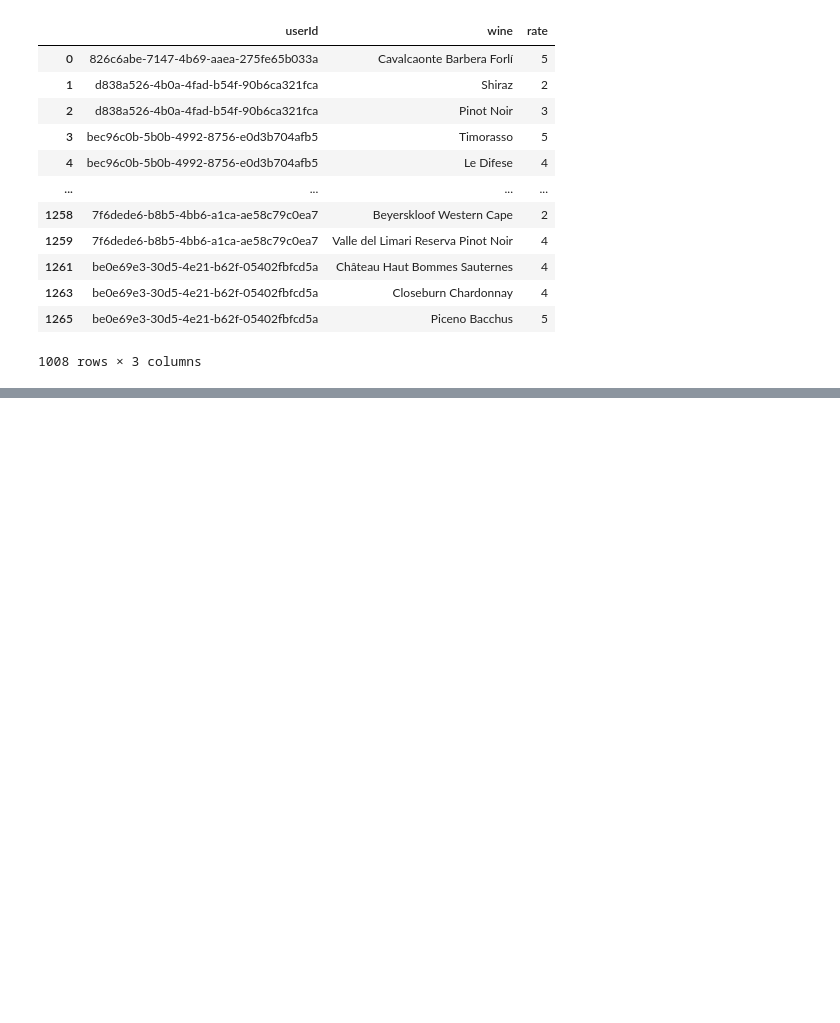
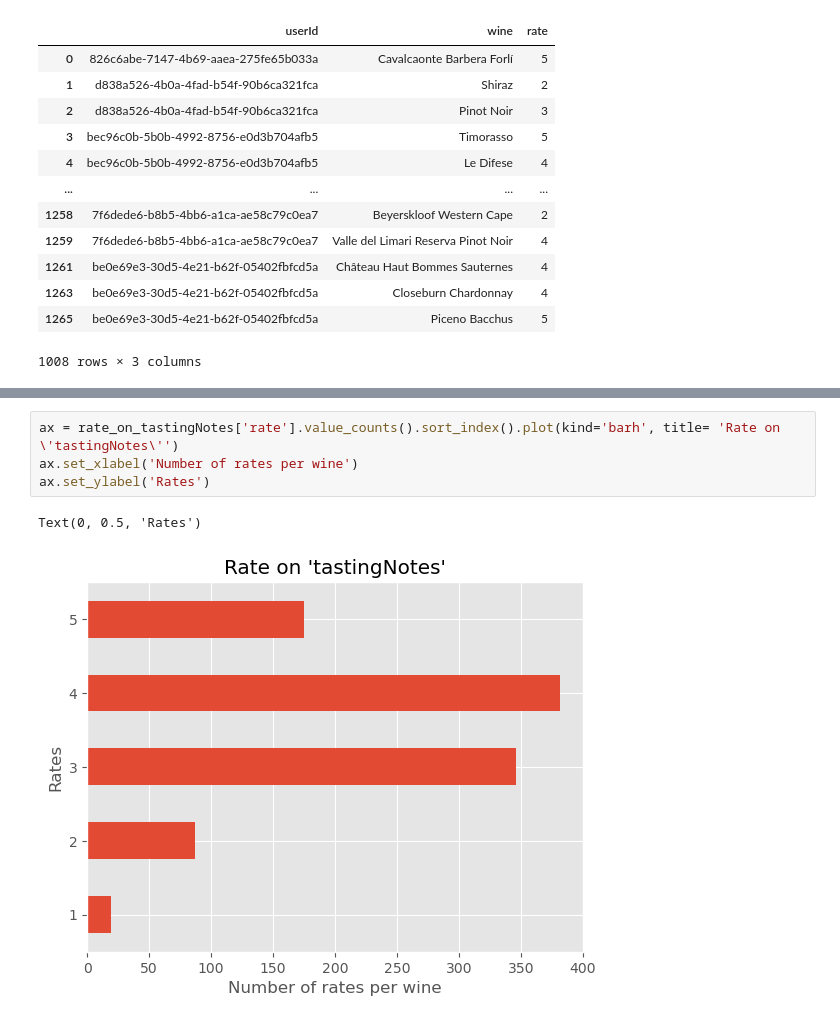
Before and after one commit to brunobonaiuto/collaborativeFiltering, a Jupyter notebook: src/eda.ipynb, the cells around one changed output, grey strips where cells are left out. Saved outputs shown, nothing was run; the diff lists cells and outputs as text; blank space fills up the shorter version.

```diff
--- a/src/eda.ipynb
+++ b/src/eda.ipynb
@@ -264,0 +298,7 @@ rate_on_tastingNotes
+# %%
+ax = rate_on_tastingNotes['rate'].value_counts().sort_index().plot(kind='barh', title= 'Rate on \'tastingNotes\'')
+ax.set_xlabel('Number of rates per wine')
+ax.set_ylabel('Rates')
+# %% [output]
+Text(0, 0.5, 'Rates')
+[figure, added]
```
Also changed, not shown: parts of 10 cells of this notebook.
